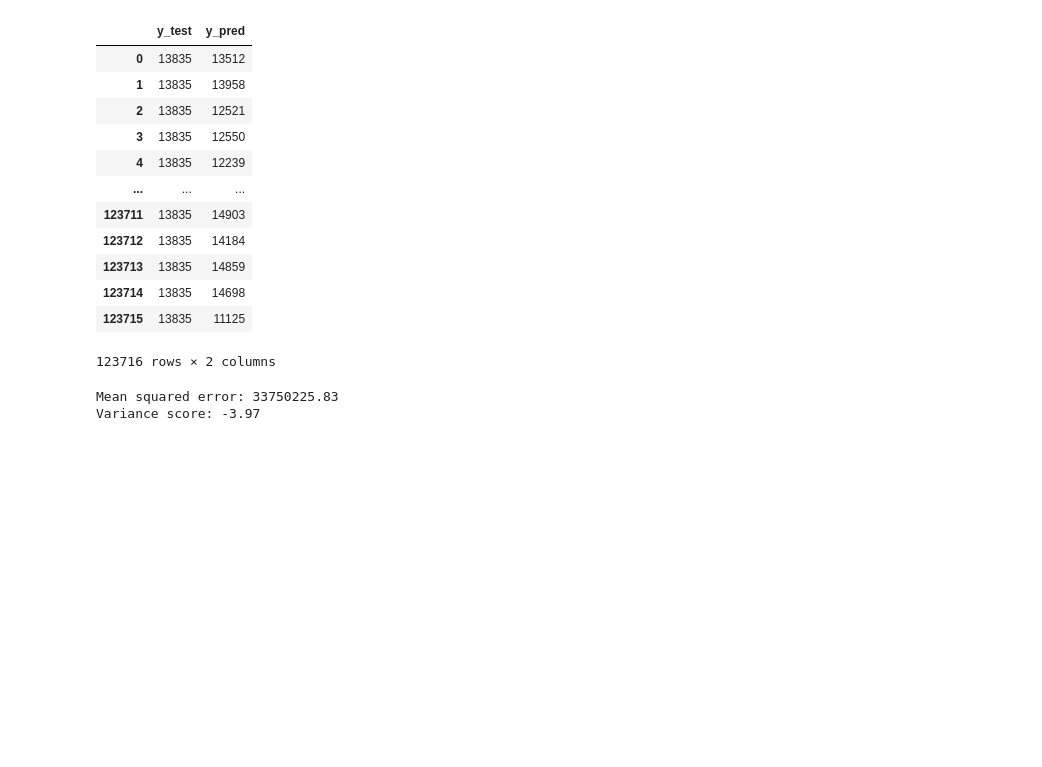
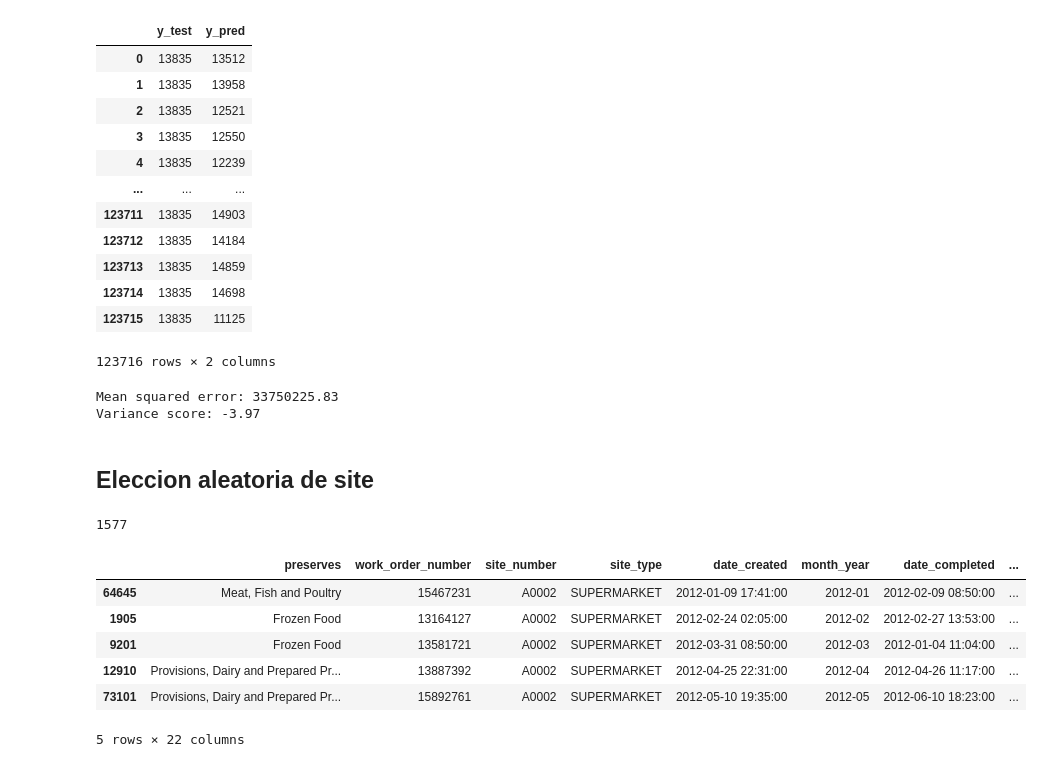
Before and after one commit to sergioduquem15/FINAL_PROJECT_DataMining, a Jupyter notebook: 3-prediction.ipynb, the cells around one changed output. Drawn from its saved outputs; the diff is of its cells as text; code cells hidden in the pictures; blank space fills up the shorter version.

```diff
--- a/3-prediction.ipynb
+++ b/3-prediction.ipynb
@@ -153,3 +153,21 @@ print('Variance score: %.2f' % r2_score(y_test, y_pred))
 # %% [output]
 Mean squared error: 33750225.83
 Variance score: -3.97
+# %% [markdown]
+## Eleccion aleatoria de site
+# %%
+len(data.site_number.unique()) # numero de site unicos.
+# %% [output]
+1577
+# %%
+df_sample = data.groupby(["site_number","month_year"]).sample()
+site_number = df_sample.site_number.to_numpy()
+df_sample.head()
+# %% [output]
+|  | preserves | work_order_number | site_number | site_type | date_created | month_year | date_completed | ... |
+| 64645 | Meat, Fish and Poultry | 15467231 | A0002 | SUPERMARKET | 2012-01-09 17:41:00 | 2012-01 | 2012-02-09 08:50:00 | ... |
+| 1905 | Frozen Food | 13164127 | A0002 | SUPERMARKET | 2012-02-24 02:05:00 | 2012-02 | 2012-02-27 13:53:00 | ... |
+| 9201 | Frozen Food | 13581721 | A0002 | SUPERMARKET | 2012-03-31 08:50:00 | 2012-03 | 2012-01-04 11:04:00 | ... |
+| 12910 | Provisions, Dairy and Prepared Pr... | 13887392 | A0002 | SUPERMARKET | 2012-04-25 22:31:00 | 2012-04 | 2012-04-26 11:17:00 | ... |
+| 73101 | Provisions, Dairy and Prepared Pr... | 15892761 | A0002 | SUPERMARKET | 2012-05-10 19:35:00 | 2012-05 | 2012-06-10 18:23:00 | ... |
+5 rows × 22 columns
```
Also changed, not shown: parts of 17 cells of this notebook.
